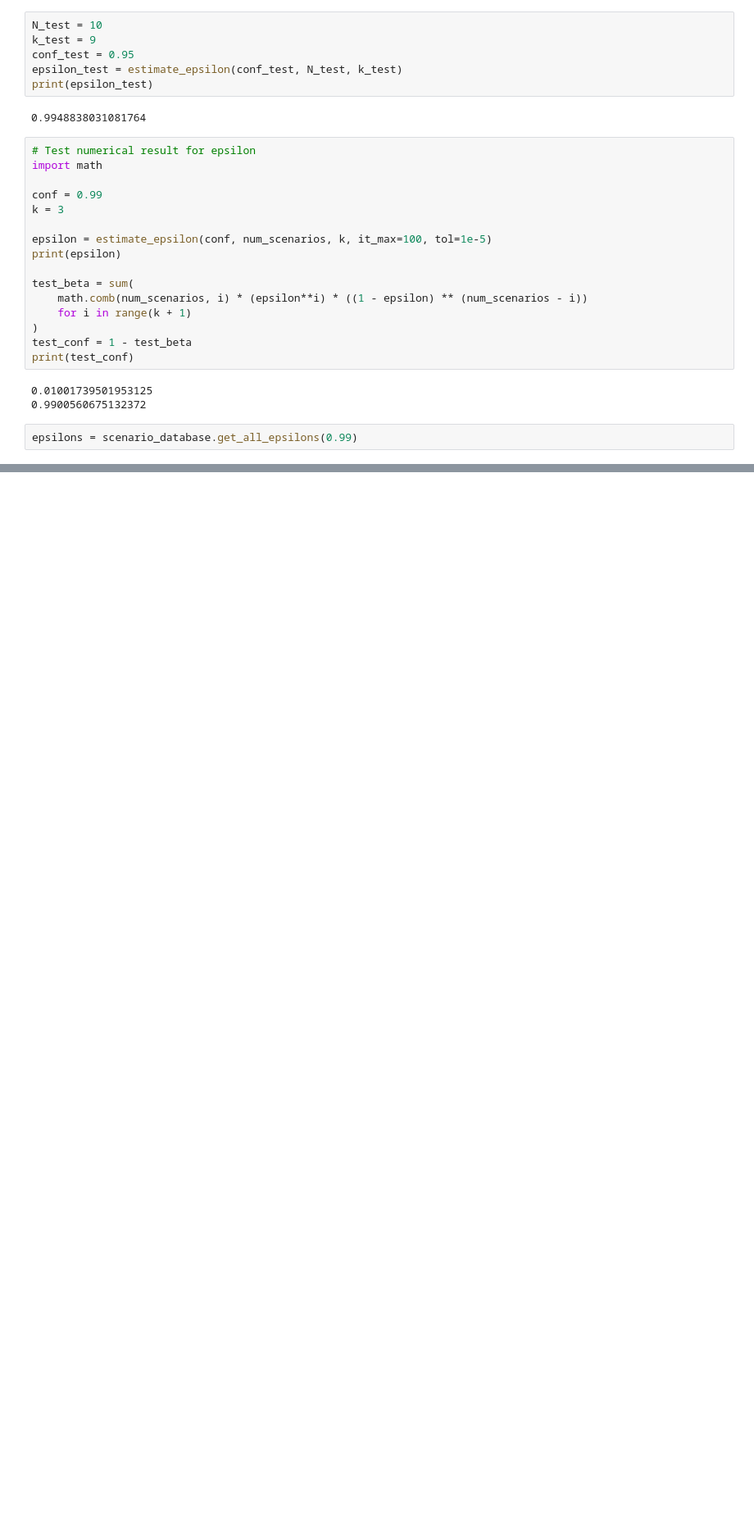
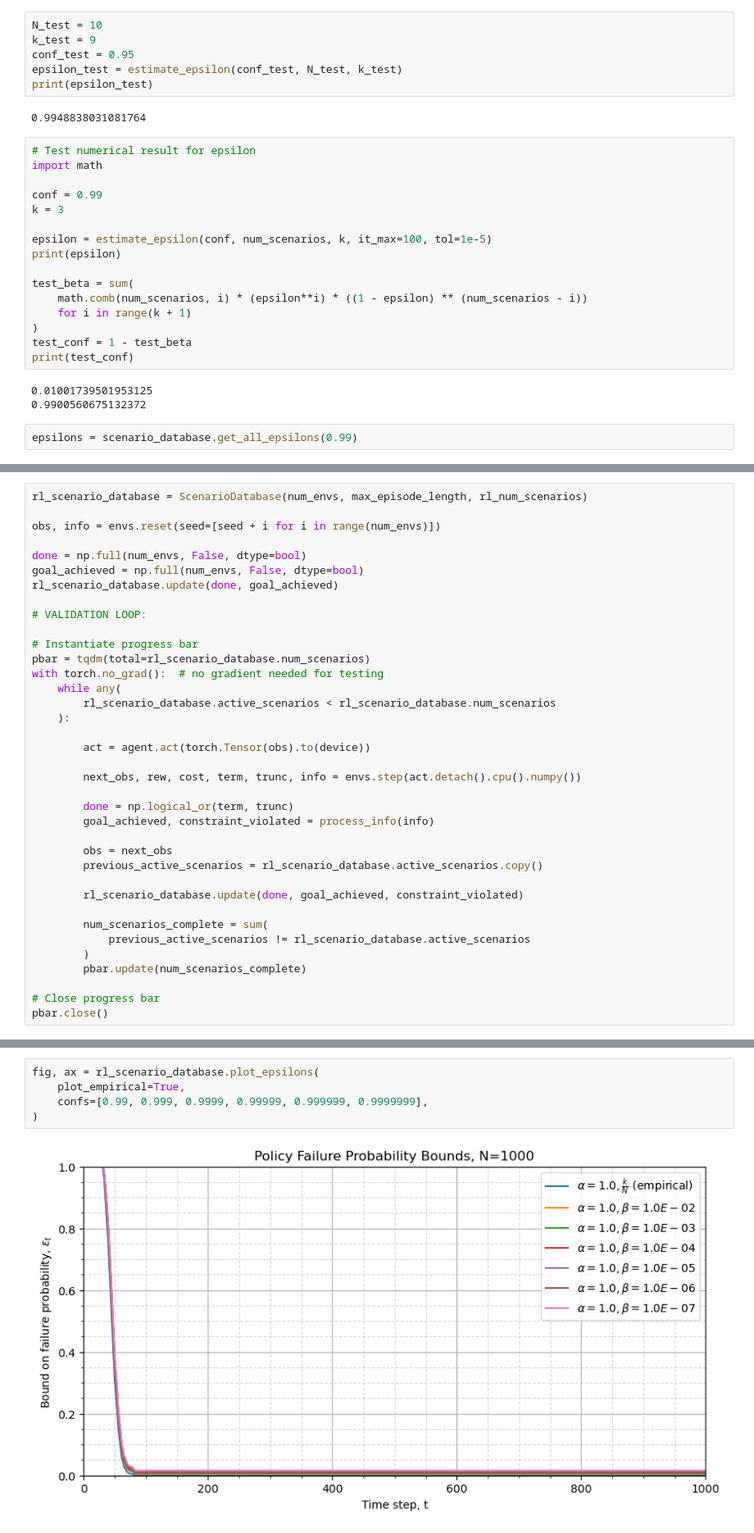
Before and after one commit to JacquesCloete/sport, a Jupyter notebook: notebooks/envs/testing_validation.ipynb, the cells around one changed output, grey strips where cells are left out. Shown: that part at 82% size. Drawn from its saved outputs; the diff is of its cells as text; blank space fills up the shorter version.

Commit message:
Validation working for real RL policy.
Added process_info helper function to deal with final_info nonsense.

Moved all RL utils into one file.

```diff
--- a/notebooks/envs/testing_validation.ipynb
+++ b/notebooks/envs/testing_validation.ipynb
@@ -230,0 +284,37 @@ print(info)
+# %%
+rl_scenario_database = ScenarioDatabase(num_envs, max_episode_length, rl_num_scenarios)
+
+obs, info = envs.reset(seed=[seed + i for i in range(num_envs)])
+
+done = np.full(num_envs, False, dtype=bool)
+goal_achieved = np.full(num_envs, False, dtype=bool)
+rl_scenario_database.update(done, goal_achieved)
+
+# VALIDATION LOOP:
+
+# Instantiate progress bar
+pbar = tqdm(total=rl_scenario_database.num_scenarios)
+with torch.no_grad():  # no gradient needed for testing
+    while any(
+        rl_scenario_database.active_scenarios < rl_scenario_database.num_scenarios
+    ):
+
+        act = agent.act(torch.Tensor(obs).to(device))
+
+        next_obs, rew, cost, term, trunc, info = envs.step(act.detach().cpu().numpy())
+
+        done = np.logical_or(term, trunc)
+        goal_achieved, constraint_violated = process_info(info)
+
+        obs = next_obs
+        previous_active_scenarios = rl_scenario_database.active_scenarios.copy()
+
+        rl_scenario_database.update(done, goal_achieved, constraint_violated)
+
+        num_scenarios_complete = sum(
+            previous_active_scenarios != rl_scenario_database.active_scenarios
+        )
+        pbar.update(num_scenarios_complete)
+
+# Close progress bar
+pbar.close()
@@ -230,0 +341,7 @@ print(info)
+# %%
+fig, ax = rl_scenario_database.plot_epsilons(
+    plot_empirical=True,
+    confs=[0.99, 0.999, 0.9999, 0.99999, 0.999999, 0.9999999],
+)
+# %% [output]
+[figure, added]
```
Also changed, not shown: parts of 21 cells of this notebook, 12 other files.
